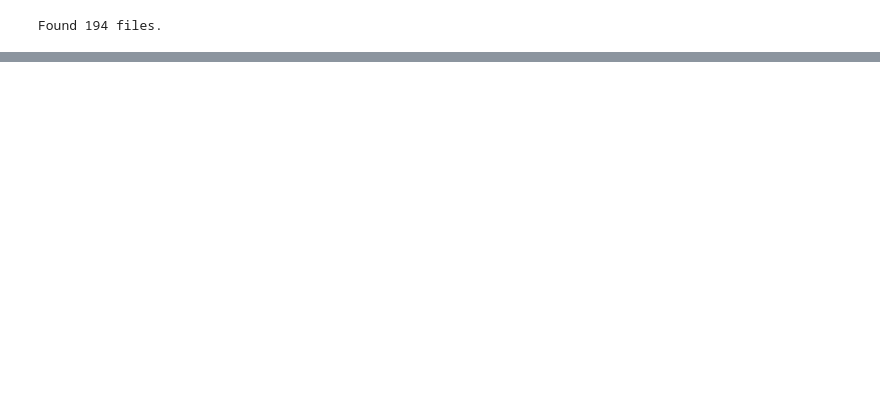
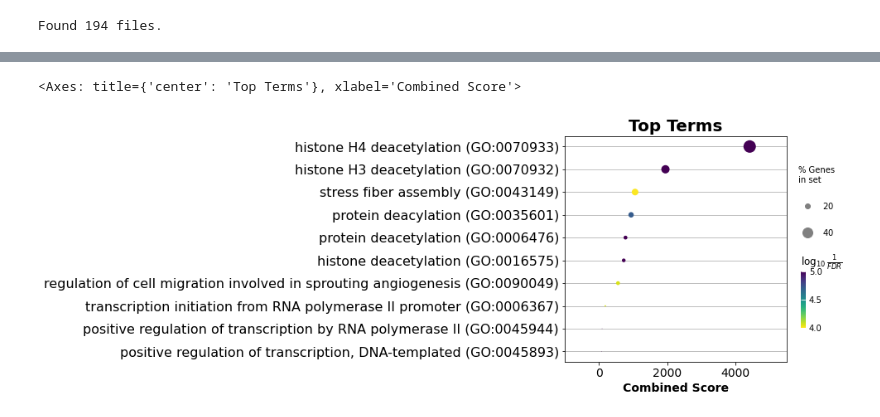
Before and after one commit to allisonaustin/llm-protein-graph-vis, a Jupyter notebook: src/visg/scripts/score_analysis.ipynb, the cells around one changed output, grey strips where cells are left out. Saved outputs shown, nothing was run; the diff lists cells and outputs as text; code cells hidden in the pictures; blank space fills up the shorter version.

Commit message:
updating processing, filtering by organism

```diff
--- a/src/visg/scripts/score_analysis.ipynb
+++ b/src/visg/scripts/score_analysis.ipynb
@@ -144,0 +374,24 @@ data
+# %%
+import pandas as pd
+from collections import defaultdict
+
+file = files[-1]
+merged = defaultdict(list)
+with open(file, 'r') as f:
+    new_data = json.load(f)
+    nodes = new_data.get("nodes", [])
+    links = new_data.get("links", [])
+    total_nodes += len(nodes)
+    total_links += len(links)
+
+    print(f"{file} has {len(links)} links")
+
+    for interaction in links:
+        if "9606" in interaction:
+            human_score = interaction["9606"].get("score", 0.0)
+            mouse_score = interaction.get("10090", {}).get("score", 0.0)
+            yeast_score = interaction.get("4932", {}).get("score", 0.0)
+
+            # Only include if human score is non-zero OR if all scores are zero
+            if human_score != 0.0 or (mouse_score == 0.0 and yeast_score == 0.0):
+                human_scores.append(human_score)
@@ -144,0 +400,9 @@ data
+# %%
+new_gene_list = [node["id"] for node in new_data["nodes"]]
+enr = gsea.enrichr(
+    gene_list=new_gene_list,
+    gene_sets=["KEGG_2021_Human", "GO_Biological_Process_2021"],
+    organism="human",
+    outdir=None
+)
+enr.results
@@ -144,0 +428,10 @@ data
+# %%
+from gseapy import barplot, dotplot
+
+dotplot(enr.res2d,
+        title='Top Terms',
+        cutoff=0.05,
+        figsize=(6,5))
+# %% [output]
+<Axes: title={'center': 'Top Terms'}, xlabel='Combined Score'>
+[figure, added]
```
Also changed, not shown: parts of 31 cells of this notebook, 1 other file.
